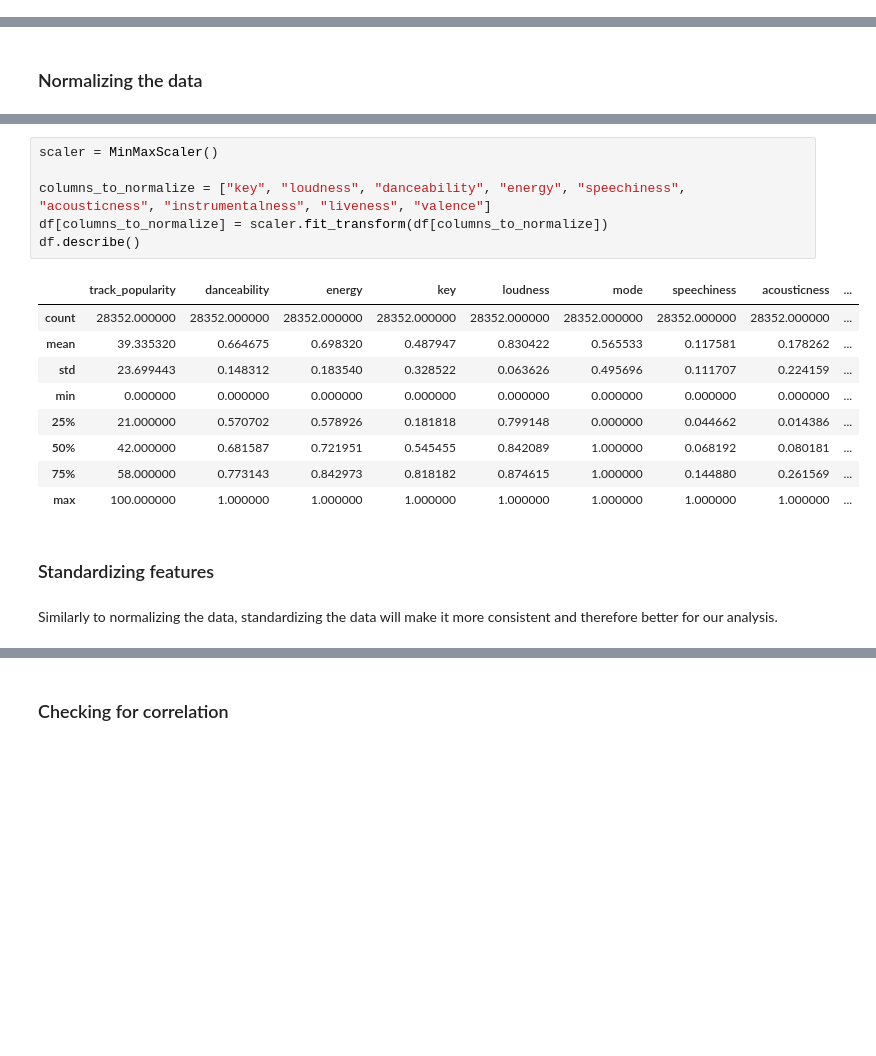
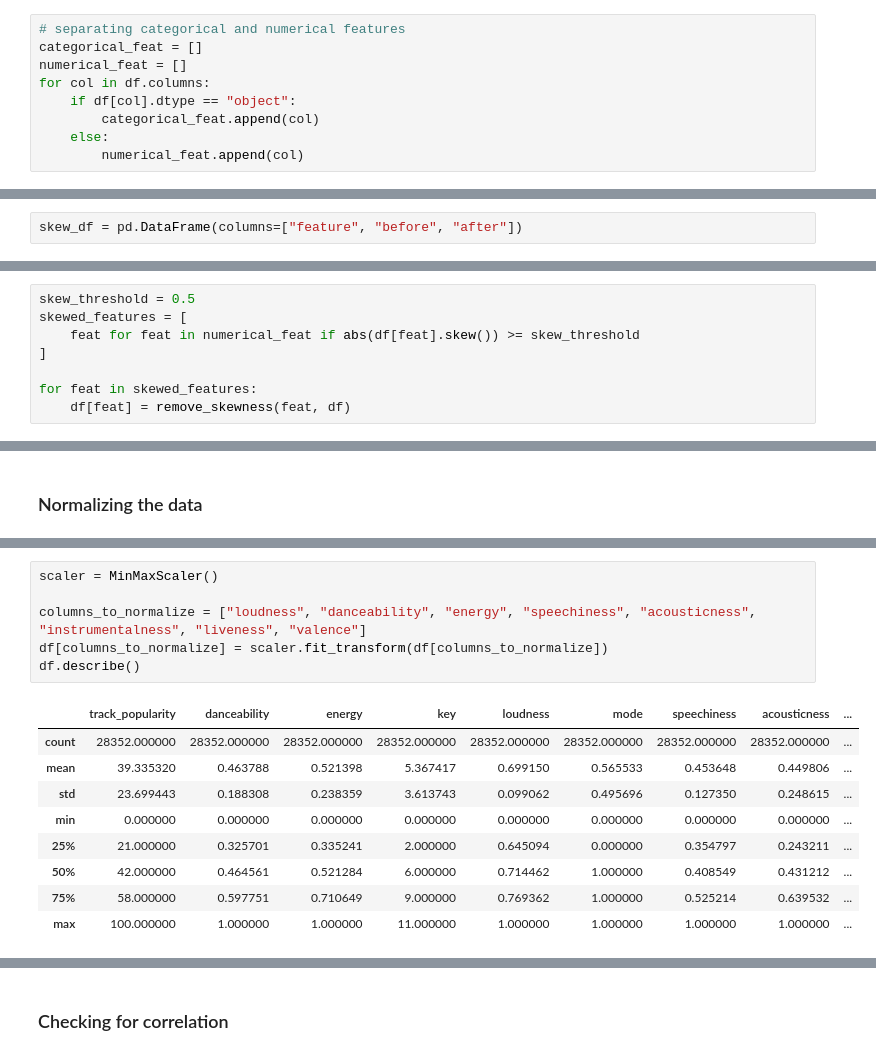
Before and after one commit to EliotAtlani/hit-predict, a Jupyter notebook: notebooks/pre-processing.ipynb, the cells around one changed output, grey strips where cells are left out. Drawn from its saved outputs; the diff is of its cells as text; blank space fills up the shorter version.

Commit message:
add skewness processing

```diff
--- a/notebooks/pre-processing.ipynb
+++ b/notebooks/pre-processing.ipynb
@@ -286,0 +292,9 @@ df = df.drop(
+# %%
+# separating categorical and numerical features
+categorical_feat = []
+numerical_feat = []
+for col in df.columns:
+    if df[col].dtype == "object":
+        categorical_feat.append(col)
+    else:
+        numerical_feat.append(col)
@@ -286,0 +321,2 @@ df = df.drop(
+# %%
+skew_df = pd.DataFrame(columns=["feature", "before", "after"])
@@ -286,0 +359,8 @@ df = df.drop(
+# %%
+skew_threshold = 0.5
+skewed_features = [
+    feat for feat in numerical_feat if abs(df[feat].skew()) >= skew_threshold
+]
+
+for feat in skewed_features:
+    df[feat] = remove_skewness(feat, df)
@@ -291,20 +412,16 @@ We next normalize the data for the continuous variables. As features are measure
 # %%
 scaler = MinMaxScaler()
 
-columns_to_normalize = ["key", "loudness", "danceability", "energy", "speechiness", "acousticness", "instrumentalness", "liveness", "valence"]
+columns_to_normalize = ["loudness", "danceability", "energy", "speechiness", "acousticness", "instrumentalness", "liveness", "valence"]
 df[columns_to_normalize] = scaler.fit_transform(df[columns_to_normalize])
 df.describe()
 # %% [output]
 |  | track_popularity | danceability | energy | key | loudness | mode | speechiness | acousticness | ... |
 | count | 28352.000000 | 28352.000000 | 28352.000000 | 28352.000000 | 28352.000000 | 28352.000000 | 28352.000000 | 28352.000000 | ... |
-| mean | 39.335320 | 0.664675 | 0.698320 | 0.487947 | 0.830422 | 0.565533 | 0.117581 | 0.178262 | ... |
-| std | 23.699443 | 0.148312 | 0.183540 | 0.328522 | 0.063626 | 0.495696 | 0.111707 | 0.224159 | ... |
+| mean | 39.335320 | 0.463788 | 0.521398 | 5.367417 | 0.699150 | 0.565533 | 0.453648 | 0.449806 | ... |
+| std | 23.699443 | 0.188308 | 0.238359 | 3.613743 | 0.099062 | 0.495696 | 0.127350 | 0.248615 | ... |
 | min | 0.000000 | 0.000000 | 0.000000 | 0.000000 | 0.000000 | 0.000000 | 0.000000 | 0.000000 | ... |
-| 25% | 21.000000 | 0.570702 | 0.578926 | 0.181818 | 0.799148 | 0.000000 | 0.044662 | 0.014386 | ... |
-| 50% | 42.000000 | 0.681587 | 0.721951 | 0.545455 | 0.842089 | 1.000000 | 0.068192 | 0.080181 | ... |
-| 75% | 58.000000 | 0.773143 | 0.842973 | 0.818182 | 0.874615 | 1.000000 | 0.144880 | 0.261569 | ... |
-| max | 100.000000 | 1.000000 | 1.000000 | 1.000000 | 1.000000 | 1.000000 | 1.000000 | 1.000000 | ... |
+| 25% | 21.000000 | 0.325701 | 0.335241 | 2.000000 | 0.645094 | 0.000000 | 0.354797 | 0.243211 | ... |
+| 50% | 42.000000 | 0.464561 | 0.521284 | 6.000000 | 0.714462 | 1.000000 | 0.408549 | 0.431212 | ... |
+| 75% | 58.000000 | 0.597751 | 0.710649 | 9.000000 | 0.769362 | 1.000000 | 0.525214 | 0.639532 | ... |
+| max | 100.000000 | 1.000000 | 1.000000 | 11.000000 | 1.000000 | 1.000000 | 1.000000 | 1.000000 | ... |
-# %% [markdown]
-### Standardizing features
-# %% [markdown]
-Similarly to normalizing the data, standardizing the data will make it more consistent and therefore better for our analysis.
```
Also changed, not shown: parts of 20 cells of this notebook, 1 other file.
